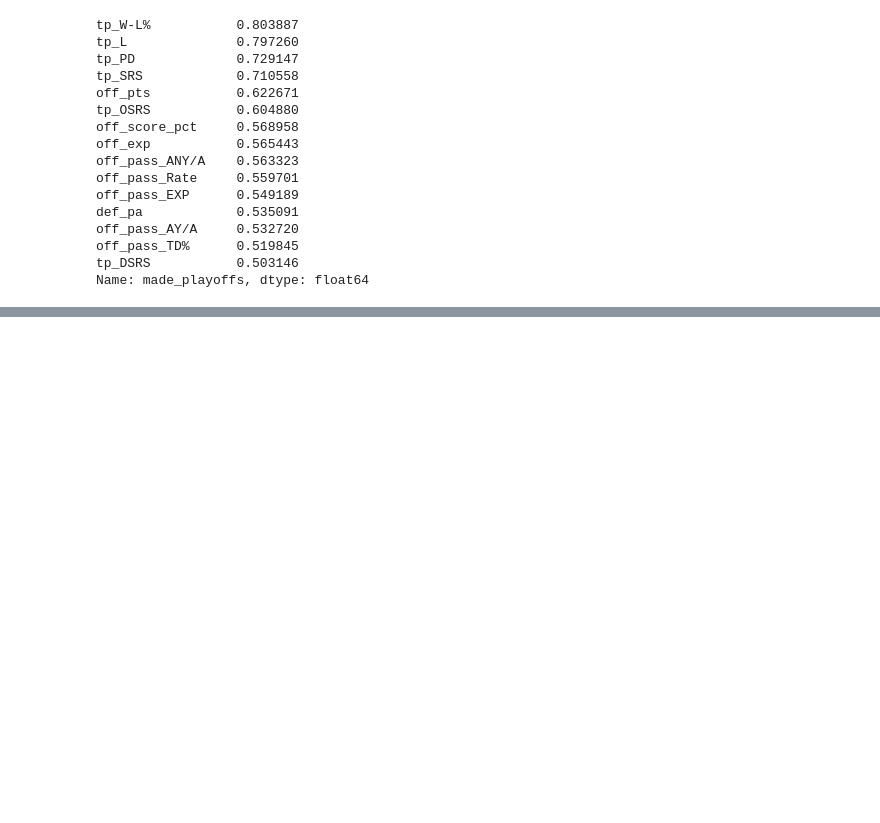
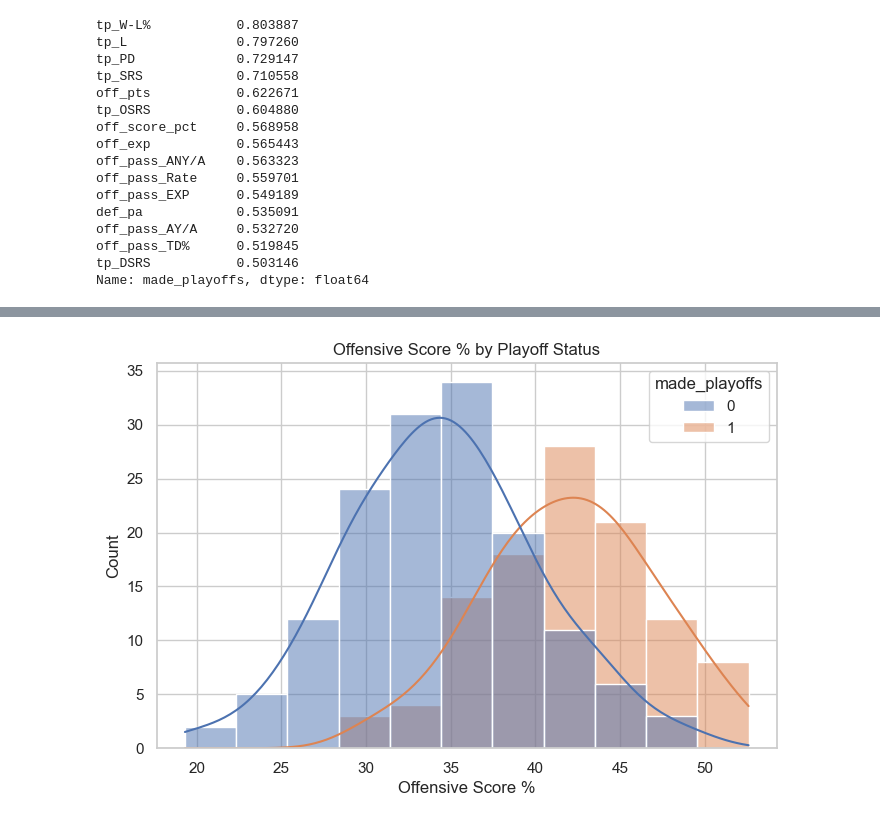
Before and after one commit to mattmarz94/nfl-decision-support-analytics, a Jupyter notebook: Data Preprocessing/eda_analysis.ipynb, the cells around one changed output, grey strips where cells are left out. Drawn from its saved outputs; the diff is of its cells as text; code cells hidden in the pictures; blank space fills up the shorter version.

```diff
--- a/Data Preprocessing/eda_analysis.ipynb
+++ b/Data Preprocessing/eda_analysis.ipynb
@@ -388 +377,10 @@ off_pass_NY/A     0.489577
 Name: made_playoffs, dtype: float64
+# %%
+plt.figure(figsize=(8,5))
+sns.set_theme(style="whitegrid")
+sns.histplot(data=master_df, x="off_score_pct", hue="made_playoffs", kde=True)
+plt.title("Offensive Score % by Playoff Status")
+plt.xlabel("Offensive Score %")
+plt.show()
+# %% [output]
+[figure, added]
```
Also changed, not shown: parts of 8 cells of this notebook.
